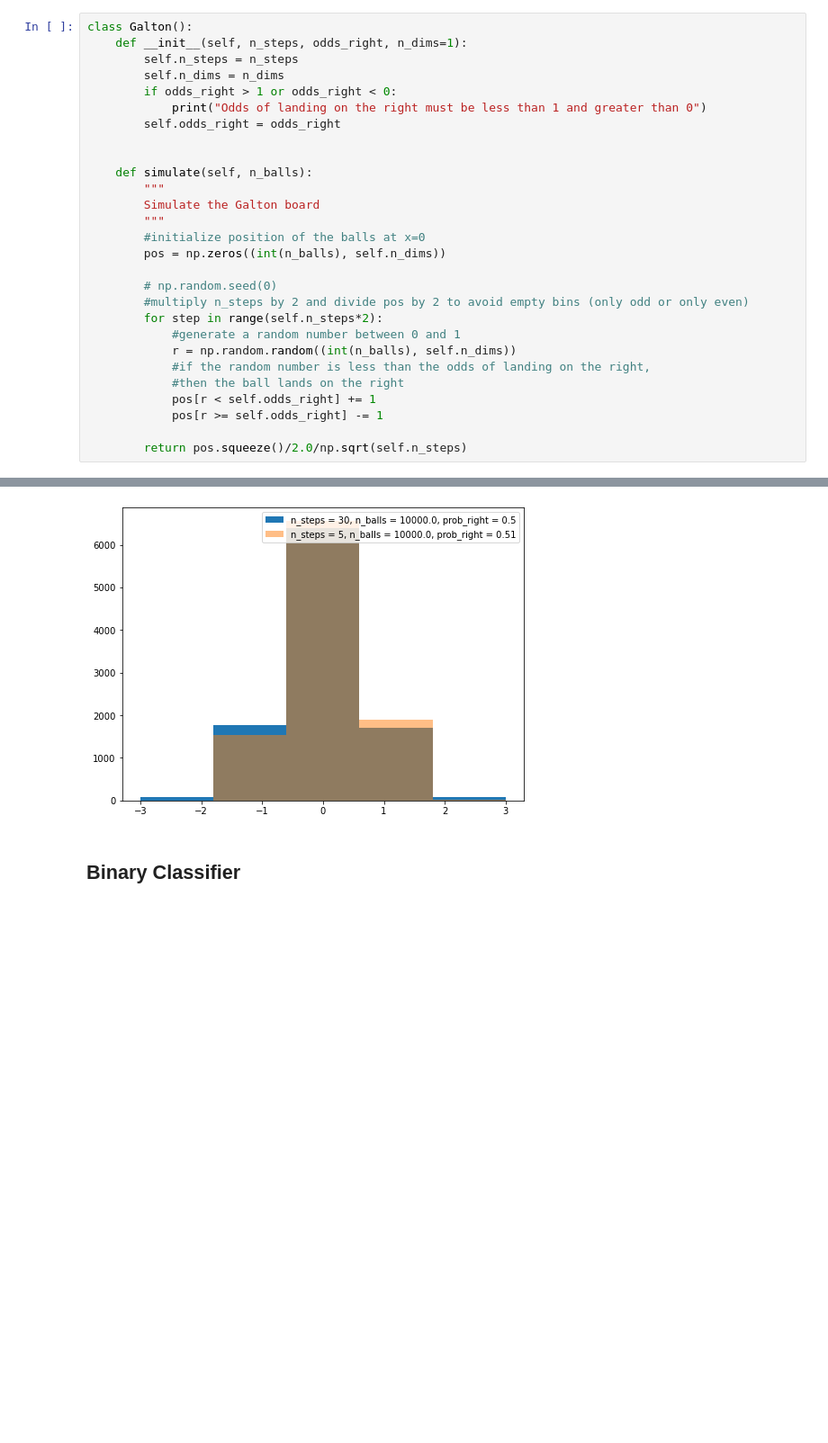
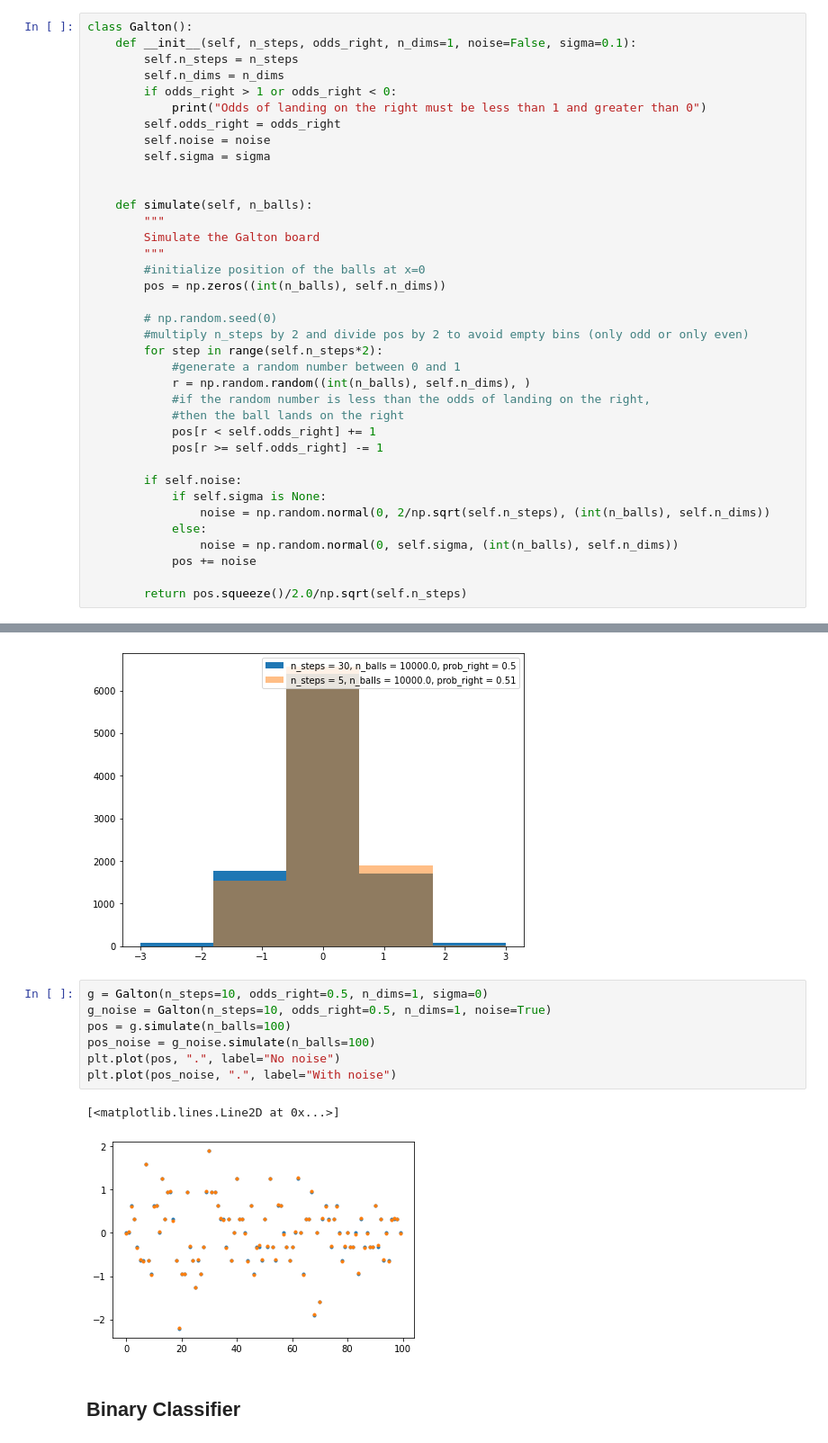
Before and after one commit to jtamanas/FNF4HEP, a Jupyter notebook: galton.ipynb, the cells around one changed output, grey strips where cells are left out. Shown at 90% size. Drawn from its saved outputs; the diff is of its cells as text; blank space fills up the shorter version.

```diff
--- a/galton.ipynb
+++ b/galton.ipynb
@@ -10,12 +10,14 @@ from sklearn.metrics import accuracy_score
 from sklearn.model_selection import train_test_split
 # %%
 class Galton():
-    def __init__(self, n_steps, odds_right, n_dims=1):
+    def __init__(self, n_steps, odds_right, n_dims=1, noise=False, sigma=0.1):
         self.n_steps = n_steps
         self.n_dims = n_dims
         if odds_right > 1 or odds_right < 0:
             print("Odds of landing on the right must be less than 1 and greater than 0")
         self.odds_right = odds_right
+        self.noise = noise
+        self.sigma = sigma
 
 
     def simulate(self, n_balls):
@@ -29,12 +31,19 @@ class Galton():
         #multiply n_steps by 2 and divide pos by 2 to avoid empty bins (only odd or only even)
         for step in range(self.n_steps*2):
             #generate a random number between 0 and 1
-            r = np.random.random((int(n_balls), self.n_dims))
+            r = np.random.random((int(n_balls), self.n_dims), )
             #if the random number is less than the odds of landing on the right,
             #then the ball lands on the right
             pos[r < self.odds_right] += 1
             pos[r >= self.odds_right] -= 1
 
+        if self.noise:
+            if self.sigma is None:
+                noise = np.random.normal(0, 2/np.sqrt(self.n_steps), (int(n_balls), self.n_dims))
+            else:
+                noise = np.random.normal(0, self.sigma, (int(n_balls), self.n_dims))
+            pos += noise
+
         return pos.squeeze()/2.0/np.sqrt(self.n_steps)
 # %%
 n_steps_big = 30
@@ -63,6 +72,16 @@ plt.legend()
 plt.show()
 # %% [output]
 [figure]
+# %%
+g = Galton(n_steps=10, odds_right=0.5, n_dims=1, sigma=0)
+g_noise = Galton(n_steps=10, odds_right=0.5, n_dims=1, noise=True)
+pos = g.simulate(n_balls=100)
+pos_noise = g_noise.simulate(n_balls=100)
+plt.plot(pos, ".", label="No noise")
+plt.plot(pos_noise, ".", label="With noise")
+# %% [output]
+[<matplotlib.lines.Line2D at 0x...>]
+[figure, added]
 # %% [markdown]
 ## Binary Classifier
 # %%
```
Also changed, not shown: parts of 12 cells of this notebook.
